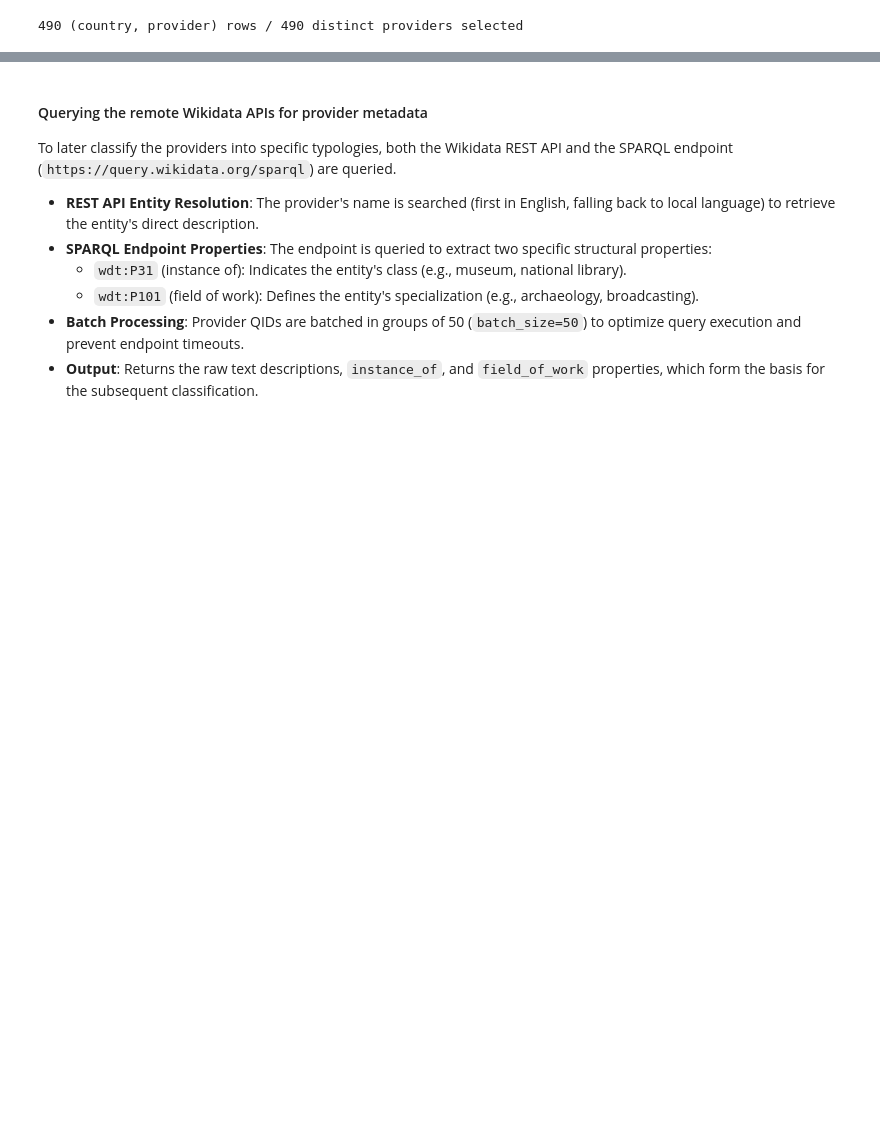
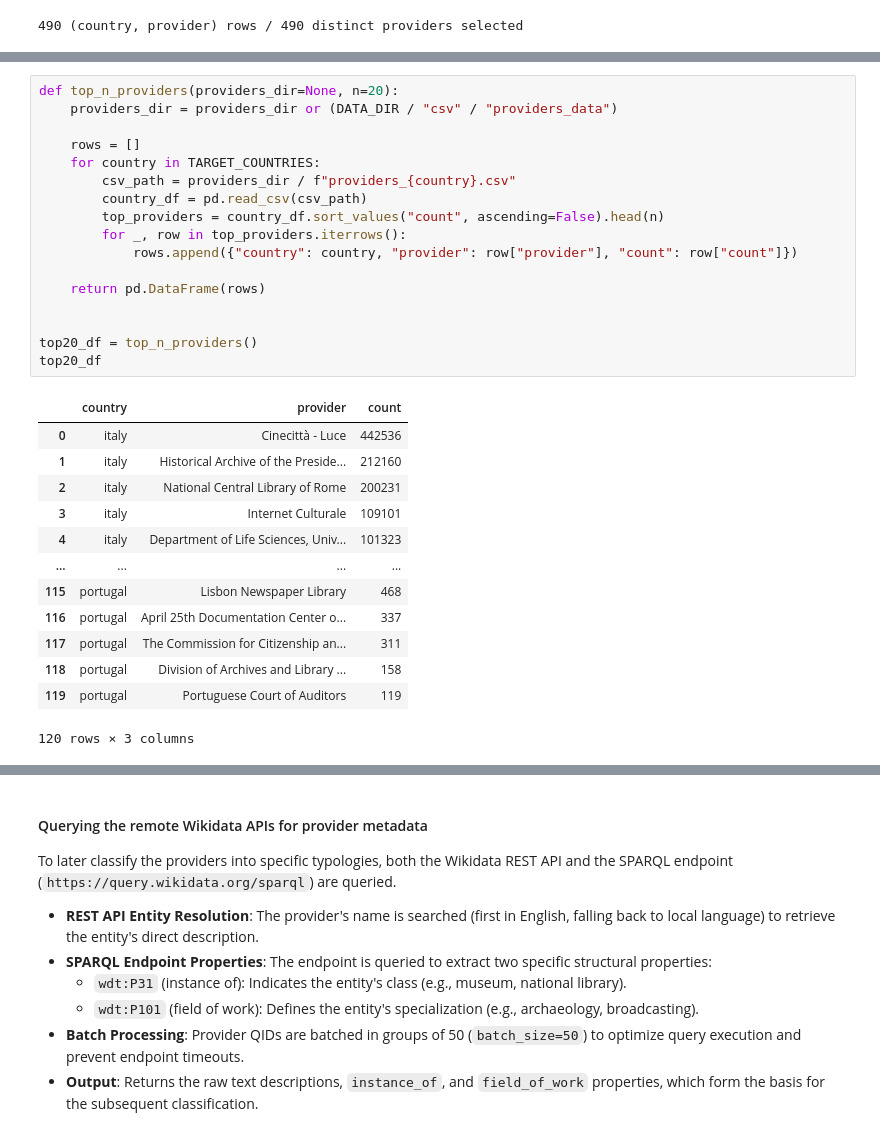
Before and after one commit to hexWitches/LODissea, a Jupyter notebook: notebook/LODissea_v1.ipynb, the cells around one changed output, grey strips where cells are left out. Cells and saved outputs as stored; diff of their text form; blank space fills up the shorter version.

```diff
--- a/notebook/LODissea_v1.ipynb
+++ b/notebook/LODissea_v1.ipynb
@@ -791,0 +848,31 @@ print(f"{len(top_providers_df)} (country, provider) rows / {len(distinct_provide
+# %%
+def top_n_providers(providers_dir=None, n=20):
+    providers_dir = providers_dir or (DATA_DIR / "csv" / "providers_data")
+
+    rows = []
+    for country in TARGET_COUNTRIES:
+        csv_path = providers_dir / f"providers_{country}.csv"
+        country_df = pd.read_csv(csv_path)
+        top_providers = country_df.sort_values("count", ascending=False).head(n)
+        for _, row in top_providers.iterrows():
+            rows.append({"country": country, "provider": row["provider"], "count": row["count"]})
+
+    return pd.DataFrame(rows)
+
+
+top20_df = top_n_providers()
+top20_df
+# %% [output]
+|  | country | provider | count |
+| 0 | italy | Cinecittà - Luce | 442536 |
+| 1 | italy | Historical Archive of the Preside... | 212160 |
+| 2 | italy | National Central Library of Rome | 200231 |
+| 3 | italy | Internet Culturale | 109101 |
+| 4 | italy | Department of Life Sciences, Univ... | 101323 |
+| ... | ... | ... | ... |
+| 115 | portugal | Lisbon Newspaper Library | 468 |
+| 116 | portugal | April 25th Documentation Center o... | 337 |
+| 117 | portugal | The Commission for Citizenship an... | 311 |
+| 118 | portugal | Division of Archives and Library ... | 158 |
+| 119 | portugal | Portuguese Court of Auditors | 119 |
+120 rows × 3 columns
```
Also changed, not shown: parts of 18 cells of this notebook, 6 other files.
